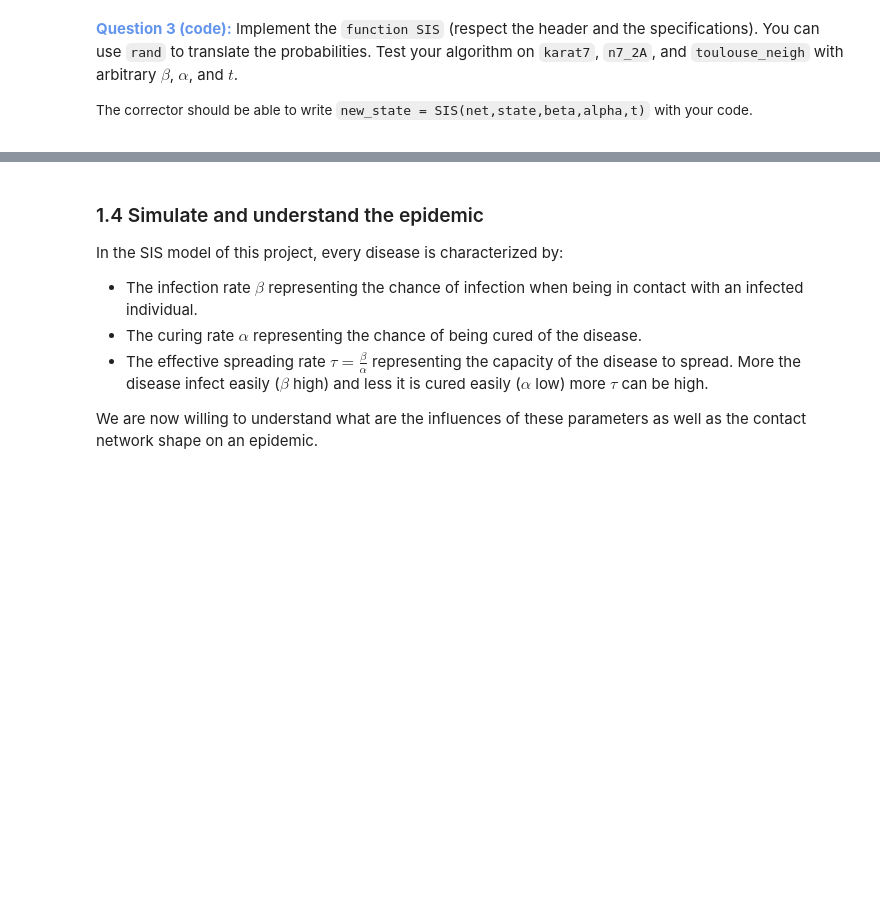
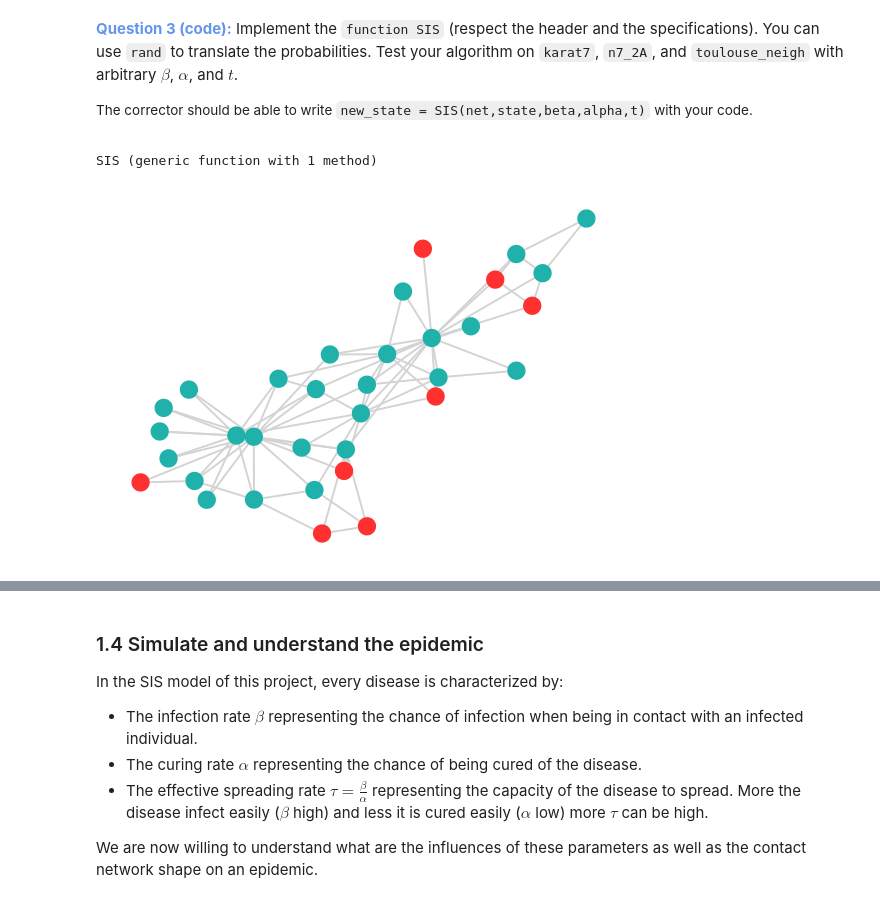
Before and after one commit to LorisGaven/Projet_Graphe, a Jupyter notebook: Projet Graphes 2022-2023.ipynb, the cells around one changed output, grey strips where cells are left out. Saved outputs shown, nothing was run; the diff lists cells and outputs as text; code cells hidden in the pictures; blank space fills up the shorter version.

```diff
--- a/Projet Graphes 2022-2023.ipynb
+++ b/Projet Graphes 2022-2023.ipynb
@@ -153,0 +180,13 @@ Gplot examples: https://juliagraphs.org/GraphPlot.jl/
+# %%
+#Retourne un vecteur binaire aléatoire de taille nodecolor
+#Les 1 sont tirés avec une probabilité p
+using Random
+function generate_infection(n, p)
+    infection = zeros(Int32, n)
+    for i in 1:n
+        if rand() <= p
+            infection[i] = 1
+        end
+    end
+    return infection
+end
@@ -184,5 +250,25 @@ function SIS(net,state,beta,alpha,t)
     RETURNS
         (Array{Int32,1}): The new state of the contact network after t time steps.
     """
-    # TODO
+    n = length(state)
+    for step in 1:t
+        new_state = state
+        for i in 1:n
+            if state[i] == 1
+                for neighbor in neighbors(net, i)
+                    if rand() <= beta
+                        new_state[neighbor] = 1
+                    end
+                end
+                if rand() <= alpha
+                    new_state[i] = 0
+                end
+            end
+        end
+        state = new_state
+    end
+
+    return state
 end
+# %% [output]
+SIS (generic function with 1 method)
@@ -190,0 +275,9 @@ end
+# %%
+# Test on Karat7
+n = size(karat7, 1)
+state = generate_infection(n, 0.2)
+nodecolor = [colorant"lightseagreen", colorant"firebrick1"]
+nodefillc = nodecolor[state.+1]
+gplot(karat7,nodefillc=nodefillc)
+# %% [output]
+[figure, added]
```
Also changed, not shown: parts of 14 cells of this notebook, 8 other files.
